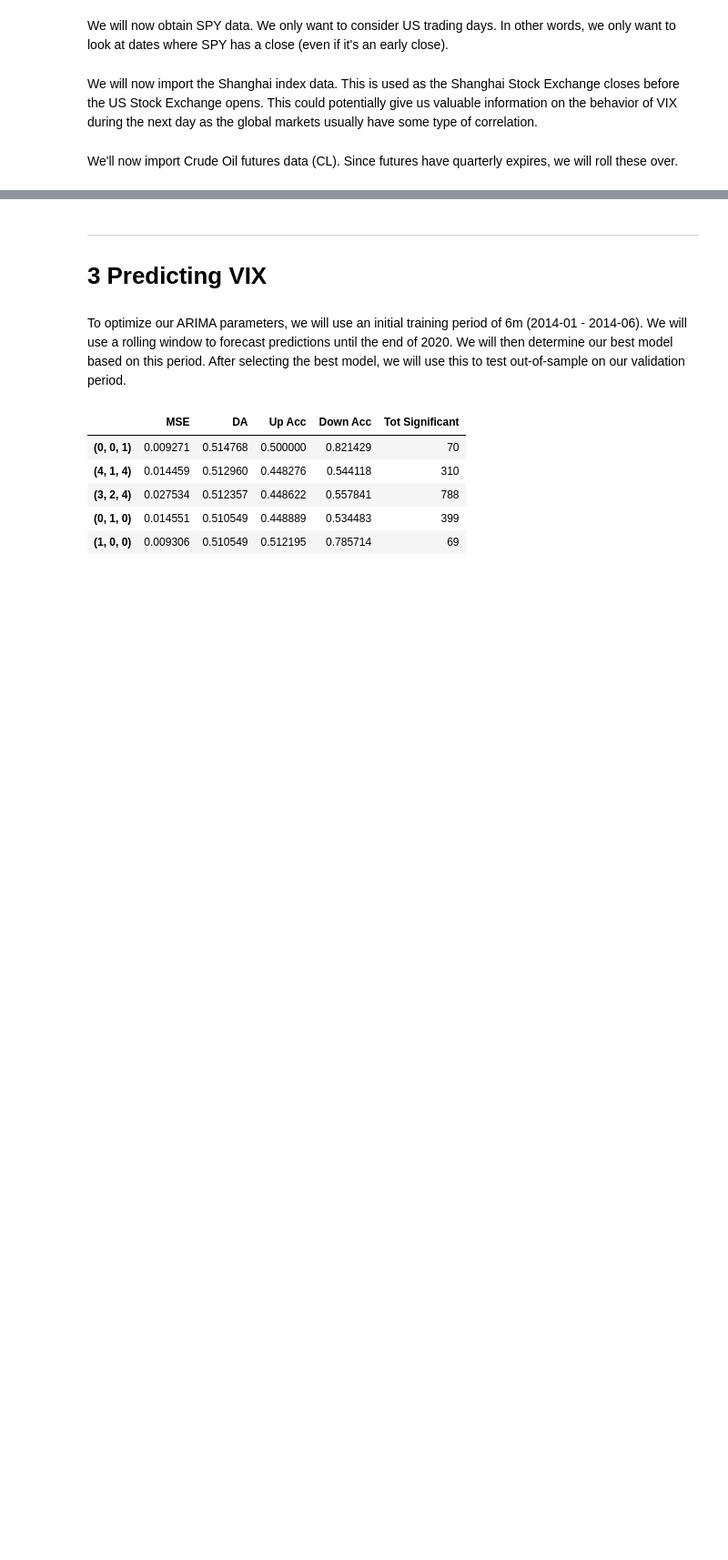
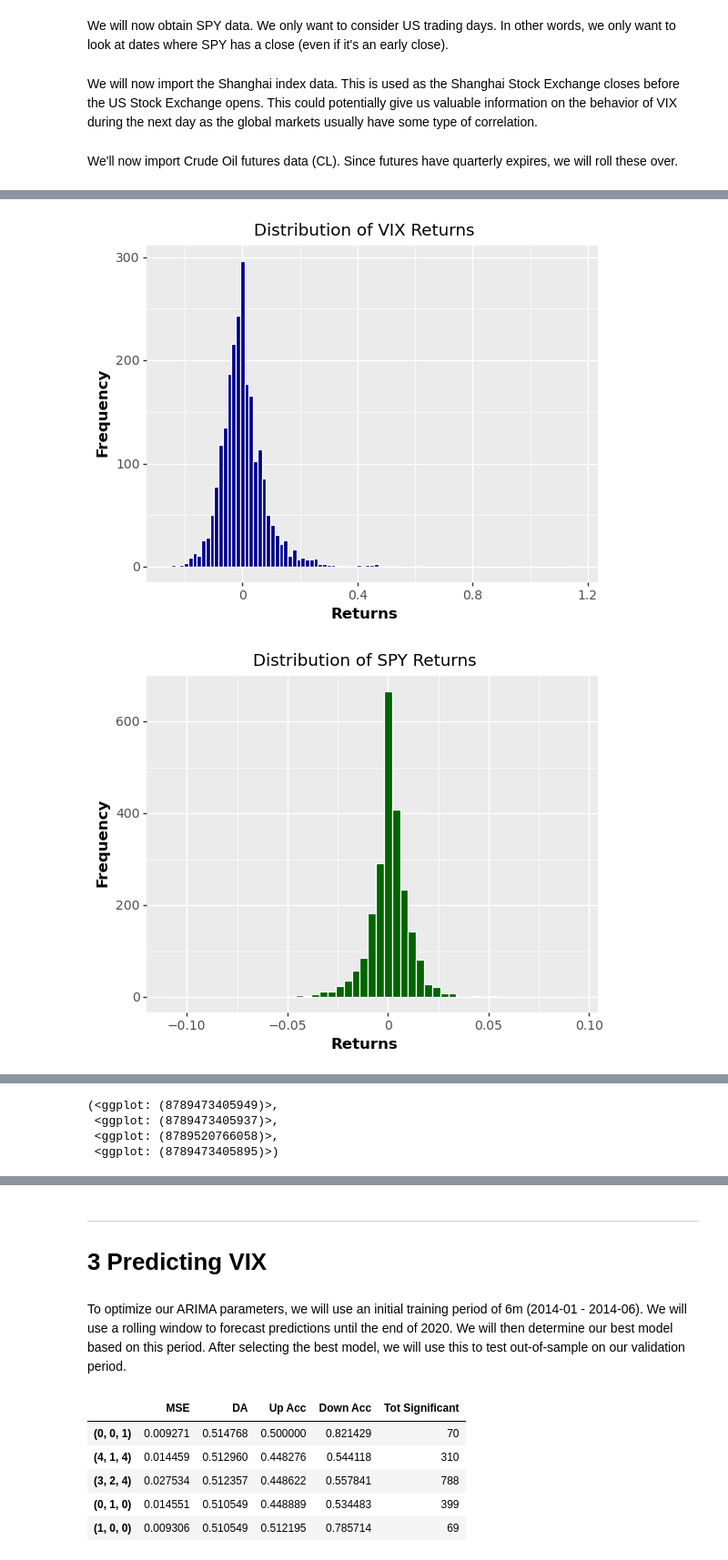
Before and after one commit to tsmcdonnell6604/Quant-Trading-Strategies, a Jupyter notebook: Final_Project.ipynb, the cells around one changed output, grey strips where cells are left out. Shown at 91% size. Cells and saved outputs as stored; diff of their text form; code cells hidden in the pictures; blank space fills up the shorter version.

```diff
--- a/Final_Project.ipynb
+++ b/Final_Project.ipynb
@@ -169,0 +198,29 @@ predictors = all_data[['Days until Event','SPY Volume','VIX Returns','SPY Return
+# %%
+hist1 = (ggplot(all_data, aes(x='VIX Returns'))
+         + geom_histogram(binwidth=.015, color='white', fill='darkblue')
+         + theme(axis_text=element_text(size=10),
+                 axis_title=element_text(size=12, face='bold'))
+                + labs(x='Returns', y='Frequency', title='Distribution of VIX Returns')
+        )
+hist2 = (ggplot(all_data, aes(x='SPY Returns'))
+         + geom_histogram(binwidth=.004, color='white', fill='darkgreen')
+         + theme(axis_text=element_text(size=10),
+                 axis_title=element_text(size=12, face='bold'))
+                + labs(x='Returns', y='Frequency', title='Distribution of SPY Returns')
+        )
+hist3 = (ggplot(all_data, aes(x='SSEC Returns'))
+         + geom_histogram(binwidth=.004, color='white', fill='darkred')
+         + theme(axis_text=element_text(size=10),
+                 axis_title=element_text(size=12, face='bold'))
+                + labs(x='Returns', y='Frequency', title='Distribution of SSEC Returns')
+        )
+hist4 = (ggplot(all_data, aes(x='CL Returns'))
+                + geom_histogram(binwidth=.01, color='white', fill='darkorange')
+                + theme(axis_text=element_text(size=10),
+                        axis_title=element_text(size=12, face='bold'))
+                + labs(x='Returns', y='Frequency', title='Distribution of CL Returns')
+        )
+hist1,hist2,hist3,hist4
+# %% [output]
+[figure, added]
+[figure, added]
@@ -169,0 +229,4 @@ predictors = all_data[['Days until Event','SPY Volume','VIX Returns','SPY Return
+(<ggplot: (8789473405949)>,
+ <ggplot: (8789473405937)>,
+ <ggplot: (8789520766058)>,
+ <ggplot: (8789473405895)>)
```
Also changed, not shown: parts of 7 cells of this notebook, 2 other files.
